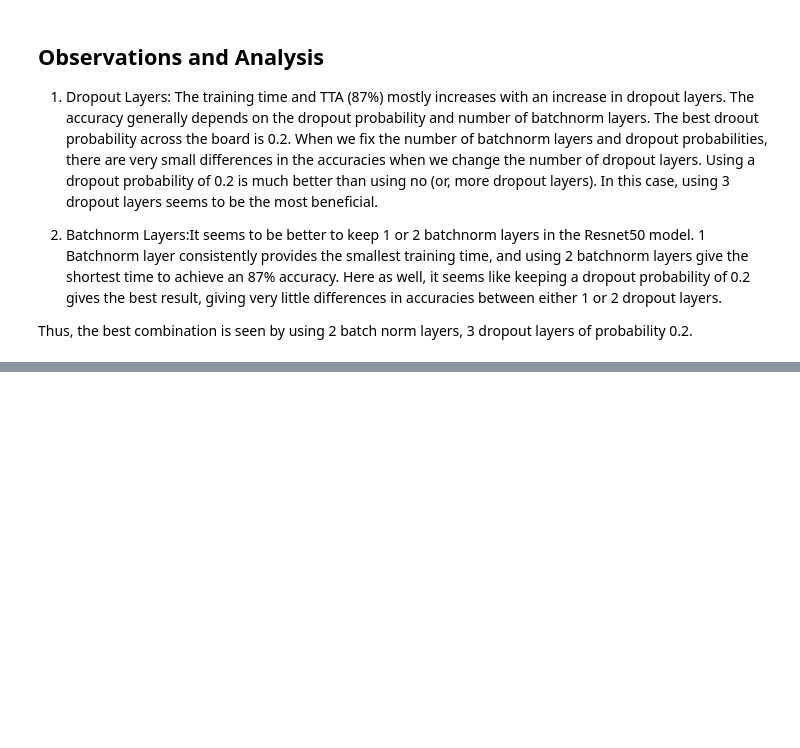
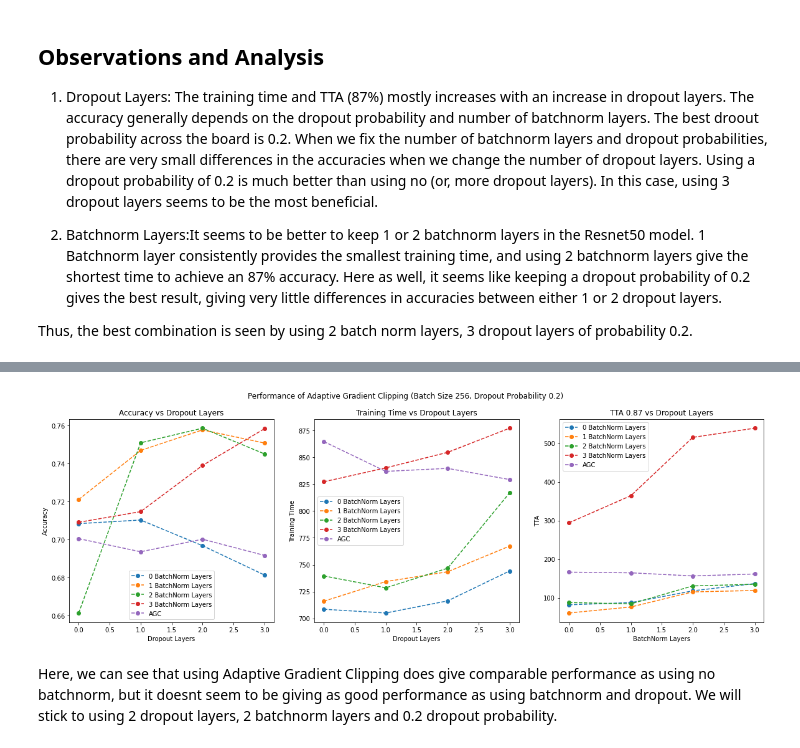
Before and after one commit to aashka-trivedi/regularization-for-image-classification, a Jupyter notebook: code/Batchnorm_dropout_analysis.ipynb, the cells around one changed output, grey strips where cells are left out. Drawn from its saved outputs; the diff is of its cells as text; code cells hidden in the pictures; blank space fills up the shorter version.

Commit message:
B256, AGC Performance

```diff
--- a/code/Batchnorm_dropout_analysis.ipynb
+++ b/code/Batchnorm_dropout_analysis.ipynb
@@ -295,0 +346,3 @@ Thus, the best combination is seen by using 2 batch norm layers, 3 dropout layer
+# %%
+acg = pd.read_csv('../data/acg.csv')
+acg.head()
@@ -295,0 +355,35 @@ Thus, the best combination is seen by using 2 batch norm layers, 3 dropout layer
+# %%
+groups = data.groupby('BN Layers')
+
+fig, axs = plt.subplots(1, 3, figsize=(20,6))
+fig.suptitle('Performance of Adaptive Gradient Clipping (Batch Size 256, Dropout Probability 0.2)')
+
+for name, group in groups:
+    axs[0].plot(group['Dropout ID'], group['Accuracy'], marker='o', linestyle='--', label= str(name) + ' BatchNorm Layers')
+axs[0].plot(acg['num_dp_layers'], acg['Accuracy'], marker='o', linestyle='--', label= "AGC")
+axs[0].legend()
+axs[0].set_ylabel('Accuracy')
+axs[0].set_xlabel('Dropout Layers')
+axs[0].set_title('Accuracy vs Dropout Layers')
+
+for name, group in groups:
+    axs[1].plot(group['Dropout ID'], group['Traning Time'], marker='o', linestyle='--', label= str(name) + ' BatchNorm Layers')
+axs[1].plot(acg['num_dp_layers'], acg['Traning Time'], marker='o', linestyle='--', label= "AGC")
+axs[1].legend()
+axs[1].set_ylabel('Training Time')
+axs[1].set_xlabel('Dropout Layers')
+axs[1].set_title('Training Time vs Dropout Layers')
+
+for name, group in groups:
+    axs[2].plot(group['Dropout ID'], group['TTA 0.87'], marker='o', linestyle='--', label= str(name) + ' BatchNorm Layers')
+axs[2].plot(acg['num_dp_layers'], acg['TTA 0.87'], marker='o', linestyle='--', label= "AGC")
+axs[2].legend()
+axs[2].set_ylabel('TTA')
+axs[2].set_xlabel('BatchNorm Layers')
+axs[2].set_title('TTA 0.87 vs Dropout Layers')
+
+plt.savefig('../figures/agc_performance.jpg')
+# %% [output]
+[figure, added]
+# %% [markdown]
+Here, we can see that using Adaptive Gradient Clipping does give comparable performance as using no batchnorm, but it doesnt seem to be giving as good performance as using batchnorm and dropout. We will stick to using 2 dropout layers, 2 batchnorm layers and 0.2 dropout probability.
```
Also changed, not shown: parts of 7 cells of this notebook, 6 other files.
